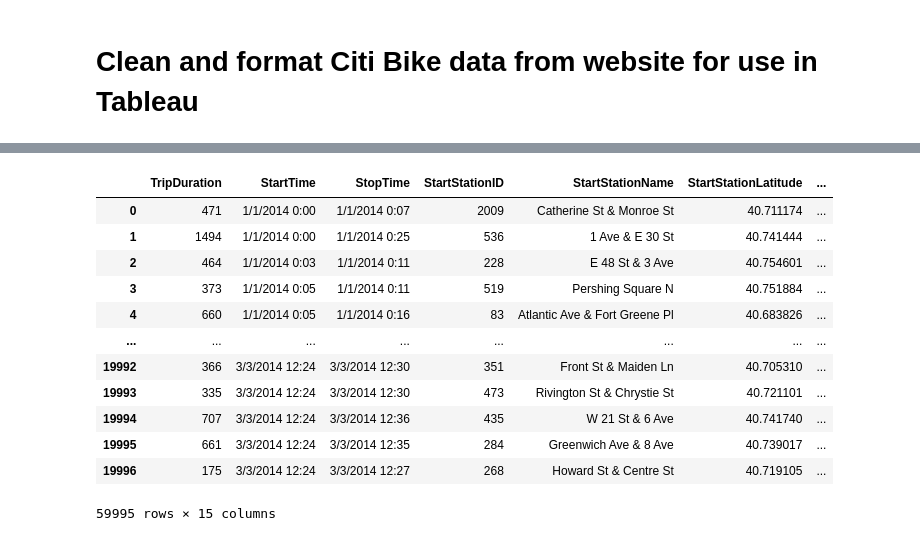
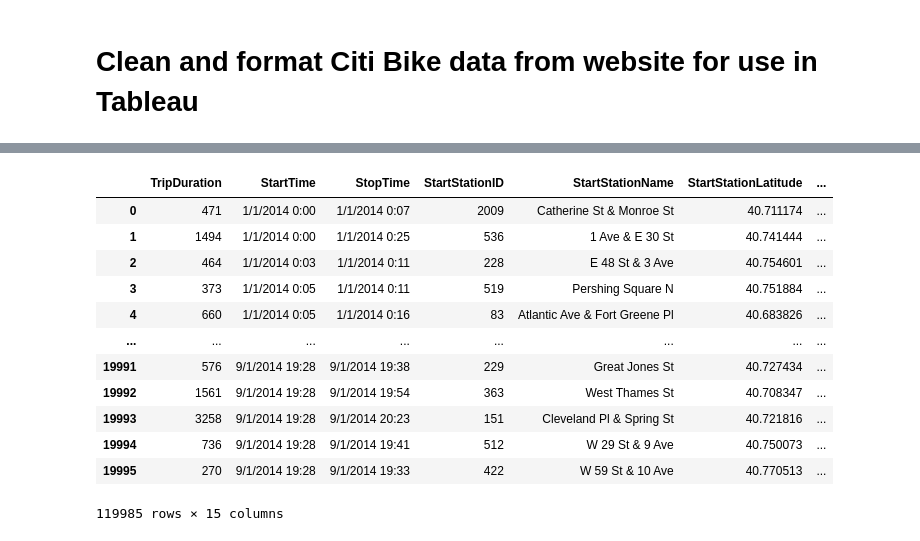
Before and after one commit to mathewqpmiller/Tableau-CitBikeAnalysis, a Jupyter notebook: CitiBikeWebData.ipynb, the cells around one changed output, grey strips where cells are left out. Saved outputs shown, nothing was run; the diff lists cells and outputs as text; code cells hidden in the pictures.

```diff
--- a/CitiBikeWebData.ipynb
+++ b/CitiBikeWebData.ipynb
@@ -91,23 +91,23 @@ file_six_df
 # %%
 # Append Files
 
-append = file_one_df.append([file_two_df, file_three_df])
+append = file_one_df.append([file_two_df, file_three_df, file_four_df, file_five_df, file_six_df])
 
 append
 # %% [output]
 |  | TripDuration | StartTime | StopTime | StartStationID | StartStationName | StartStationLatitude | ... |
 | 0 | 471 | 1/1/2014 0:00 | 1/1/2014 0:07 | 2009 | Catherine St & Monroe St | 40.711174 | ... |
 | 1 | 1494 | 1/1/2014 0:00 | 1/1/2014 0:25 | 536 | 1 Ave & E 30 St | 40.741444 | ... |
 | 2 | 464 | 1/1/2014 0:03 | 1/1/2014 0:11 | 228 | E 48 St & 3 Ave | 40.754601 | ... |
 | 3 | 373 | 1/1/2014 0:05 | 1/1/2014 0:11 | 519 | Pershing Square N | 40.751884 | ... |
 | 4 | 660 | 1/1/2014 0:05 | 1/1/2014 0:16 | 83 | Atlantic Ave & Fort Greene Pl | 40.683826 | ... |
 | ... | ... | ... | ... | ... | ... | ... | ... |
-| 19992 | 366 | 3/3/2014 12:24 | 3/3/2014 12:30 | 351 | Front St & Maiden Ln | 40.705310 | ... |
-| 19993 | 335 | 3/3/2014 12:24 | 3/3/2014 12:30 | 473 | Rivington St & Chrystie St | 40.721101 | ... |
-| 19994 | 707 | 3/3/2014 12:24 | 3/3/2014 12:36 | 435 | W 21 St & 6 Ave | 40.741740 | ... |
-| 19995 | 661 | 3/3/2014 12:24 | 3/3/2014 12:35 | 284 | Greenwich Ave & 8 Ave | 40.739017 | ... |
-| 19996 | 175 | 3/3/2014 12:24 | 3/3/2014 12:27 | 268 | Howard St & Centre St | 40.719105 | ... |
+| 19991 | 576 | 9/1/2014 19:28 | 9/1/2014 19:38 | 229 | Great Jones St | 40.727434 | ... |
+| 19992 | 1561 | 9/1/2014 19:28 | 9/1/2014 19:54 | 363 | West Thames St | 40.708347 | ... |
+| 19993 | 3258 | 9/1/2014 19:28 | 9/1/2014 20:23 | 151 | Cleveland Pl & Spring St | 40.721816 | ... |
+| 19994 | 736 | 9/1/2014 19:28 | 9/1/2014 19:41 | 512 | W 29 St & 9 Ave | 40.750073 | ... |
+| 19995 | 270 | 9/1/2014 19:28 | 9/1/2014 19:33 | 422 | W 59 St & 10 Ave | 40.770513 | ... |
-59995 rows × 15 columns
+119985 rows × 15 columns
 # %%
 # Export File
 
```
Also changed, not shown: parts of 7 cells of this notebook, 1 other file.
